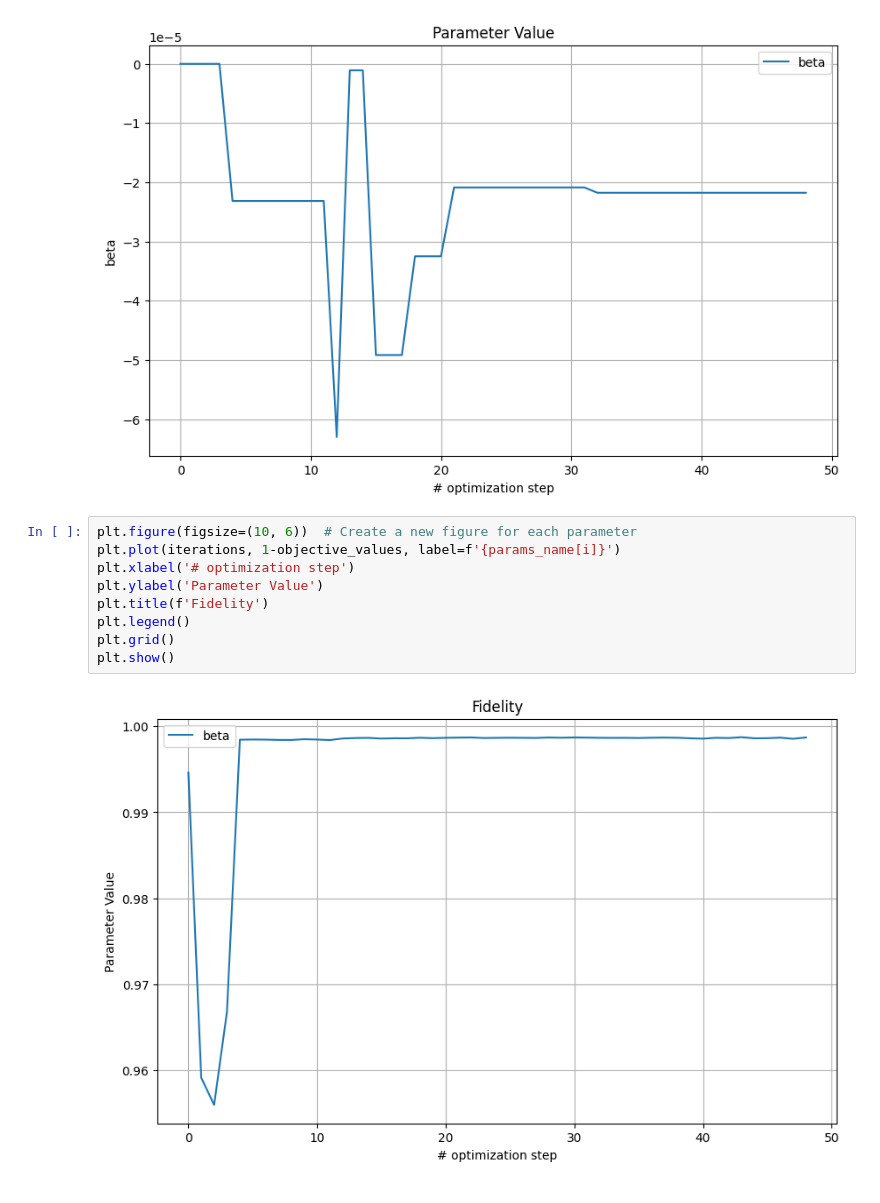
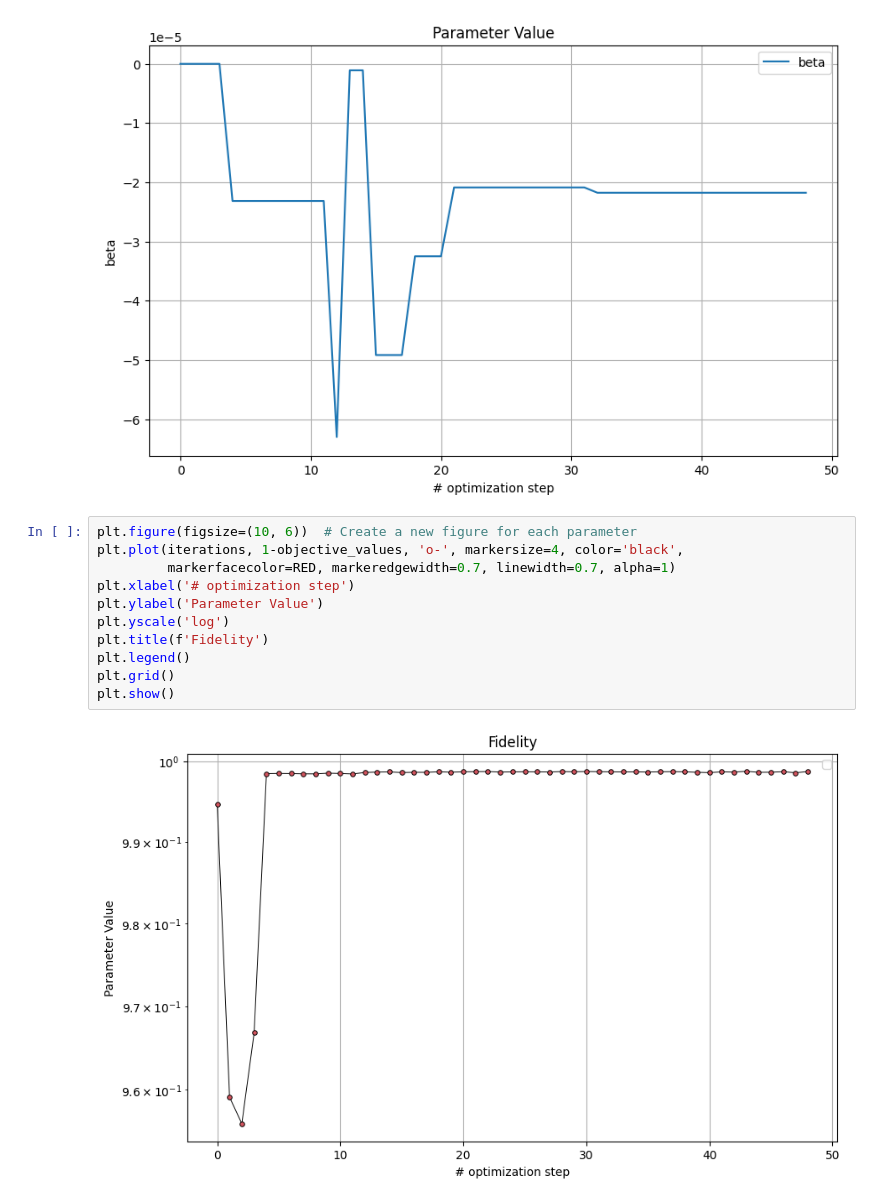
Before and after one commit to ElStabilini/optimization, a Jupyter notebook: opt_analysis/D1_nelder-mead/analysis.ipynb, the cells around one changed output. Cells and saved outputs as stored; diff of their text form.

```diff
--- a/opt_analysis/D1_nelder-mead/analysis.ipynb
+++ b/opt_analysis/D1_nelder-mead/analysis.ipynb
@@ -103,12 +123,14 @@ for i in range(parameters.shape[1]):
 [figure]
 # %%
 plt.figure(figsize=(10, 6))  # Create a new figure for each parameter
-plt.plot(iterations, 1-objective_values, label=f'{params_name[i]}')
+plt.plot(iterations, 1-objective_values, 'o-', markersize=4, color='black',
+         markerfacecolor=RED, markeredgewidth=0.7, linewidth=0.7, alpha=1)
 plt.xlabel('# optimization step')
 plt.ylabel('Parameter Value')
+plt.yscale('log')
 plt.title(f'Fidelity')
 plt.legend()
 plt.grid()
 plt.show()
 # %% [output]
-[figure, old version]
+[figure, new version]
```
Also changed, not shown: parts of 4 cells of this notebook, 1 other file.
